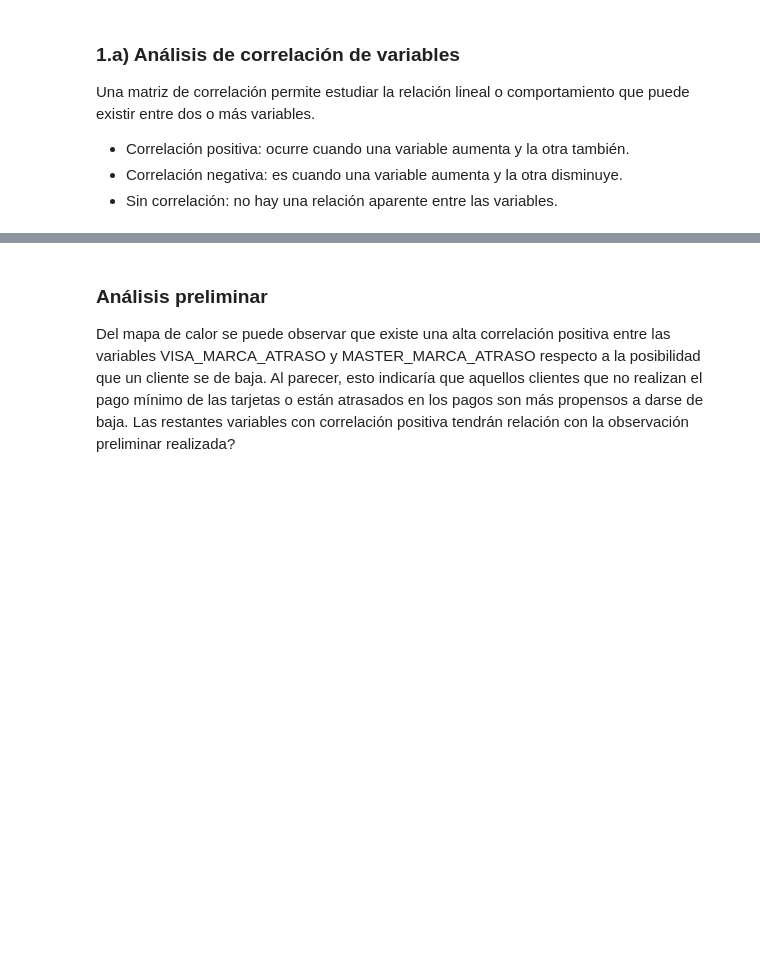
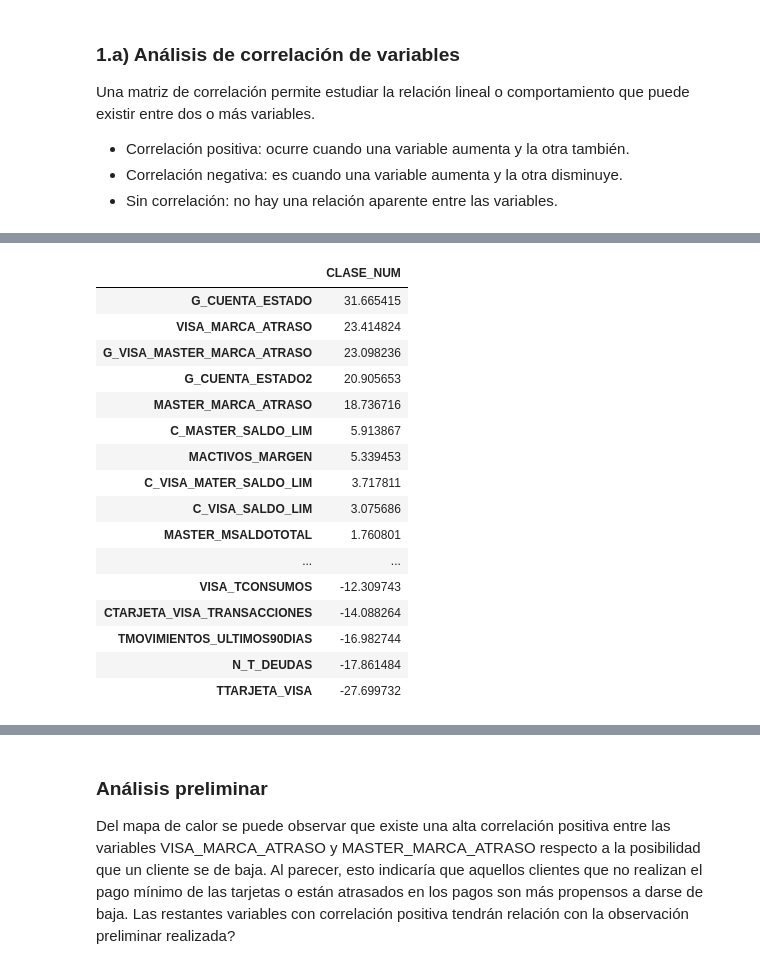
Before and after one commit to leyluchy/DataMining, a Jupyter notebook: Attrition_Bancario - Drive.ipynb, the cells around one changed output, grey strips where cells are left out. Cells and saved outputs as stored; diff of their text form; code cells hidden in the pictures; blank space fills up the shorter version.

```diff
--- a/Attrition_Bancario - Drive.ipynb
+++ b/Attrition_Bancario - Drive.ipynb
@@ -82,9 +156,32 @@ dfd
 # %%
 # Borramos la correlacion de la variable objetivo numerica consigo misma.
-dfd = dfd.drop("CLASE_NUM", axis=0)   # CLASE_NUM = 100
+#dfd = dfd.drop("CLASE_NUM", axis=0)   # CLASE_NUM = 100
 
 # Ordenamos las variables de forma decreciente por el valor de correlacion positiva con la variable objetivo.
-dfd = dfd.sort_values(["CLASE_NUM"], ascending=False)
-dfd
+#dfd = dfd.sort_values(["CLASE_NUM"], ascending=False)
+#dfd
+
+df_v_corr=df_v_corr.drop("CLASE_NUM", axis=0)
+df_v_corr=df_v_corr.drop("CLASE", axis=0)
+df_v_corr = df_v_corr.sort_values(["CLASE_NUM"], ascending=False)
+df_v_corr
+# %% [output]
+|  | CLASE_NUM |
+| G_CUENTA_ESTADO | 31.665415 |
+| VISA_MARCA_ATRASO | 23.414824 |
+| G_VISA_MASTER_MARCA_ATRASO | 23.098236 |
+| G_CUENTA_ESTADO2 | 20.905653 |
+| MASTER_MARCA_ATRASO | 18.736716 |
+| C_MASTER_SALDO_LIM | 5.913867 |
+| MACTIVOS_MARGEN | 5.339453 |
+| C_VISA_MATER_SALDO_LIM | 3.717811 |
+| C_VISA_SALDO_LIM | 3.075686 |
+| MASTER_MSALDOTOTAL | 1.760801 |
+| ... | ... |
+| VISA_TCONSUMOS | -12.309743 |
+| CTARJETA_VISA_TRANSACCIONES | -14.088264 |
+| TMOVIMIENTOS_ULTIMOS90DIAS | -16.982744 |
+| N_T_DEUDAS | -17.861484 |
+| TTARJETA_VISA | -27.699732 |
 # %%
 # Graficamos el mapa de calor.
```
Also changed, not shown: parts of 21 cells of this notebook, 1 other file.
